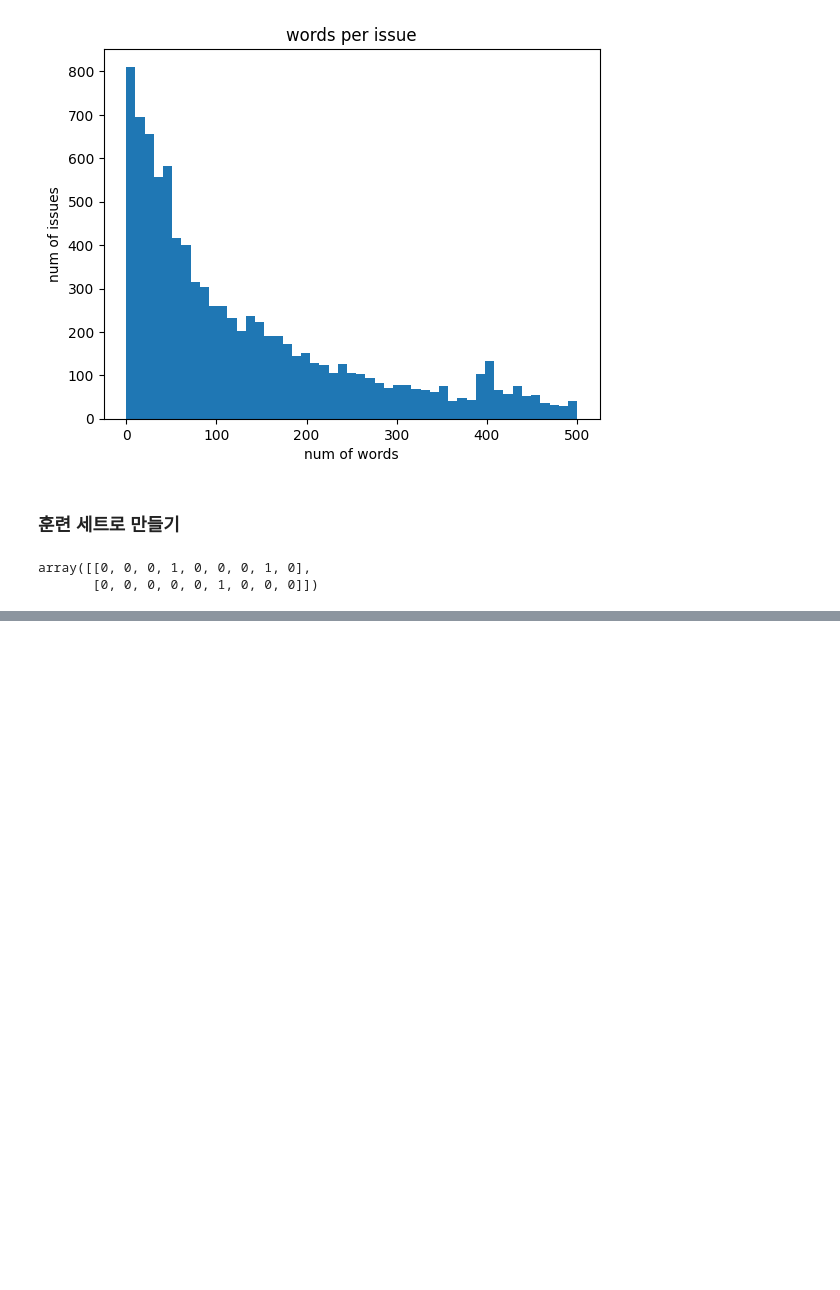
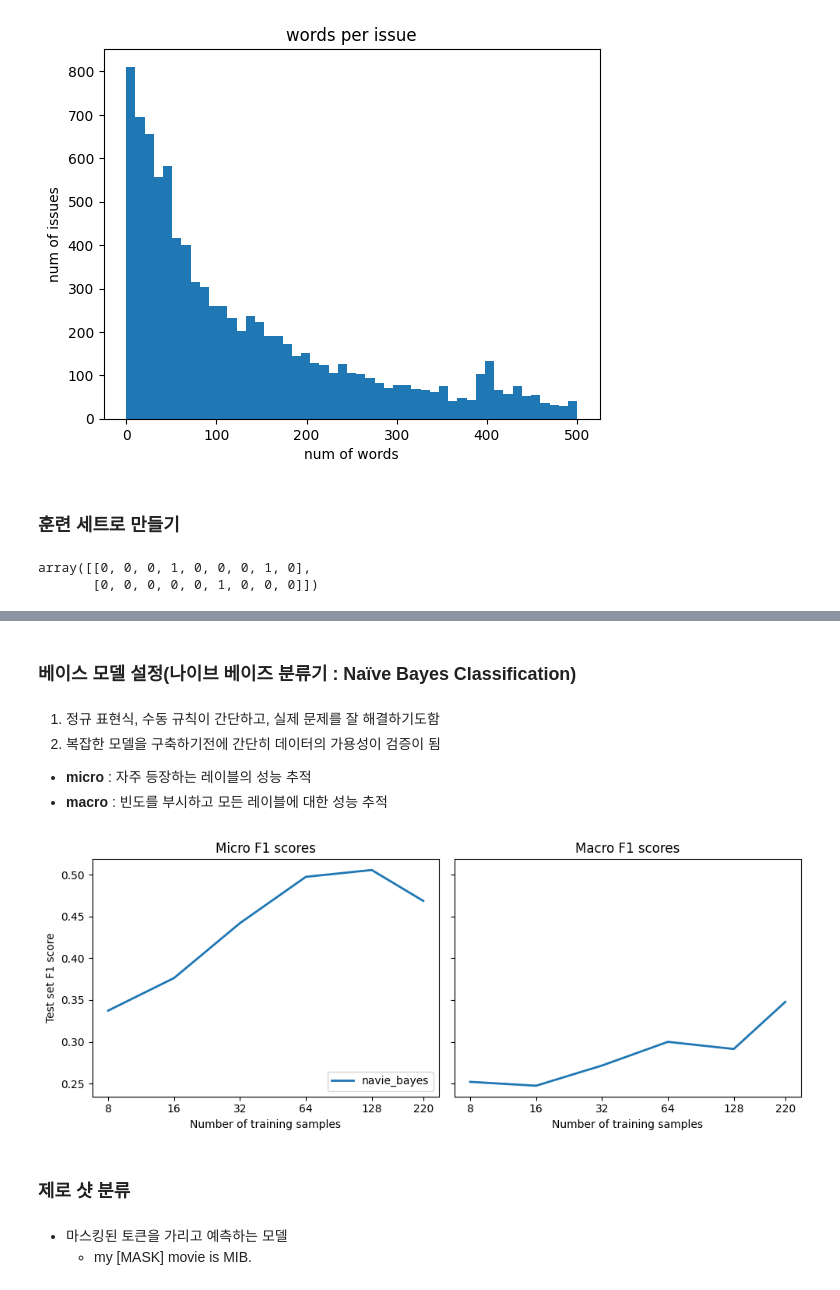
Before and after one commit to tommyjin2894/ai_study_transformer, a Jupyter notebook: 09_lack_of_label.ipynb, the cells around one changed output, grey strips where cells are left out. Cells and saved outputs as stored; diff of their text form; code cells hidden in the pictures; blank space fills up the shorter version.

```diff
--- a/09_lack_of_label.ipynb
+++ b/09_lack_of_label.ipynb
@@ -161,0 +195,9 @@ ds = DatasetDict({
+# %%
+for i, k in enumerate(train_samples):
+    indices_pool, labels, new_slice, _ = iterative_train_test_split(
+        indices_pool, labels, (k-last_k)/len(labels))
+    last_k = k
+    if i==0: train_slices.append(new_slice)
+    else: train_slices.append(np.concatenate([train_slices[-1], new_slice]))
+train_slices.append(all_indices), train_samples.append(len(ds["train"]))
+train_slices = [np.squeeze(train_slice) for train_slice in train_slices]
@@ -161,0 +209,18 @@ ds = DatasetDict({
+# %% [markdown]
+### 베이스 모델 설정(나이브 베이즈 분류기 : Naïve Bayes Classification)
+# %% [markdown]
+1. 정규 표현식, 수동 규칙이 간단하고, 실제 문제를 잘 해결하기도함
+2. 복잡한 모델을 구축하기전에 간단히 데이터의 가용성이 검증이 됨
+
+- **micro** : 자주 등장하는 레이블의 성능 추적
+- **macro** : 빈도를 부시하고 모든 레이블에 대한 성능 추적
+# %%
+def prepare_labels(batch):
+    batch["label_ids"] = mlb.transform(batch["labels"])
+    return batch
+
+ds = ds.map(prepare_labels, batched=True)
+# %%
+from collections import defaultdict
+
+macro_scores, micro_scores = defaultdict(list), defaultdict(list)
@@ -161,0 +253,34 @@ ds = DatasetDict({
+# %%
+import matplotlib.pyplot as plt
+
+def plot_metrics(micro_scores, macro_scores, sample_sizes, current_model):
+    fig, (ax0, ax1) = plt.subplots(1, 2, figsize=(10, 4), sharey=True)
+    for run in micro_scores.keys():
+        if run == current_model:
+            ax0.plot(sample_sizes, micro_scores[run], label=run, linewidth=2)
+            ax1.plot(sample_sizes, macro_scores[run], label=run, linewidth=2)
+        else:
+            ax0.plot(sample_sizes, micro_scores[run], label=run, linestyle="dashed")
+            ax1.plot(sample_sizes, macro_scores[run], label=run, linestyle="dashed")
+
+    ax0.set_title("Micro F1 scores")
+    ax1.set_title("Macro F1 scores")
+    ax0.set_ylabel("Test set F1 score")
+    ax0.legend(loc="lower right")
+    for ax in [ax0, ax1]:
+        ax.set_xlabel("Number of training samples")
+        ax.set_xscale("log")
+        ax.set_xticks(sample_sizes)
+        ax.set_xticklabels(sample_sizes)
+        ax.minorticks_off()
+    plt.tight_layout()
+    plt.show()
+
+plot_metrics(micro_scores, macro_scores, train_samples, "navie_bayes")
+# %% [output]
+[figure, added]
+# %% [markdown]
+### 제로 샷 분류
+# %% [markdown]
+- 마스킹된 토큰을 가리고 예측하는 모델
+    - my [MASK] movie is MIB.
```
Also changed, not shown: parts of 14 cells of this notebook.
